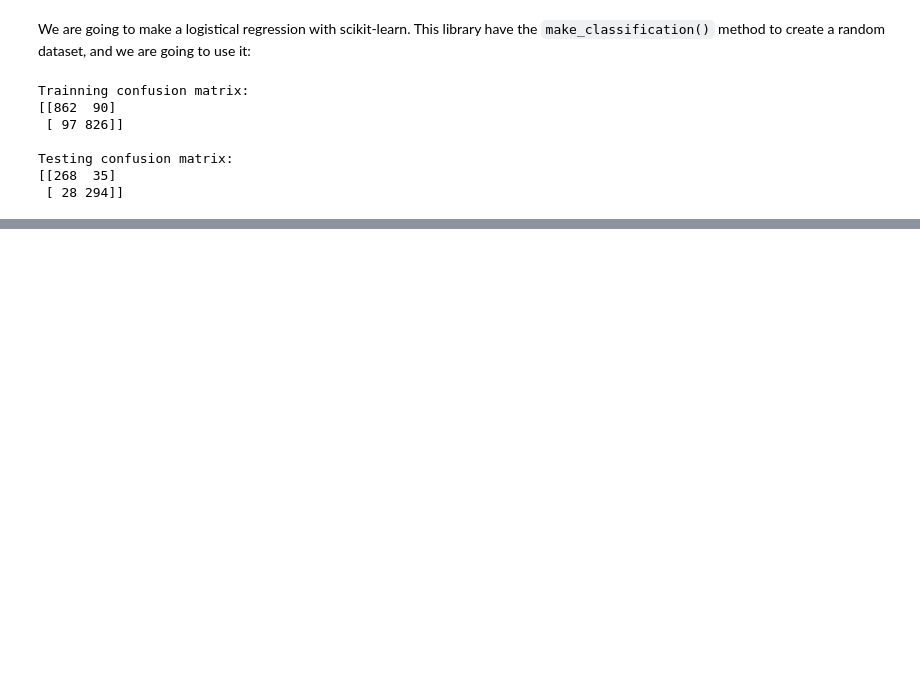
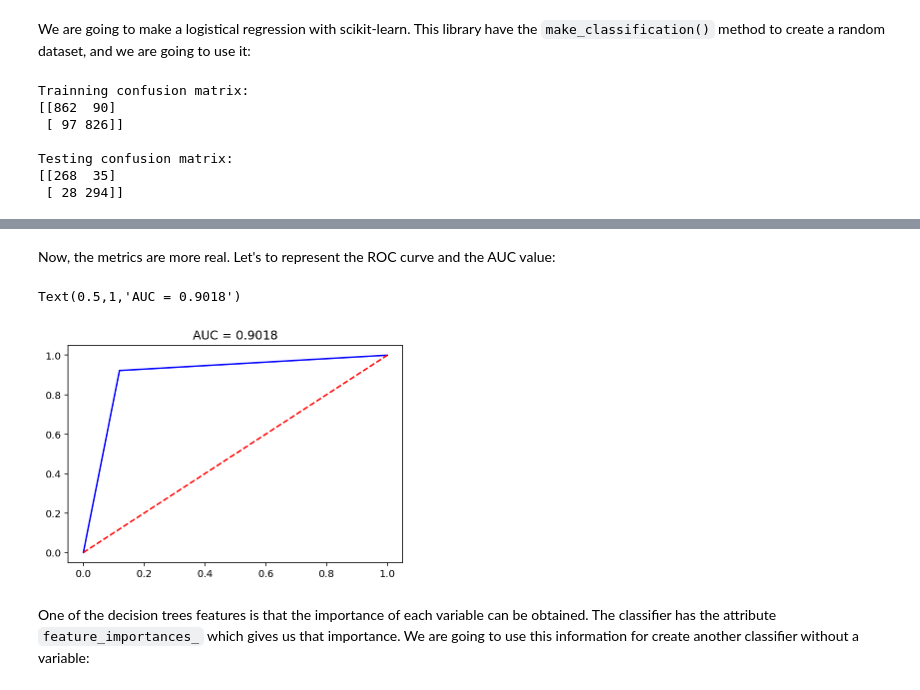
Before and after one commit to jmssalas/master-bigdata-businessanalytics, a Jupyter notebook: 03-applied machine learning/02-supervised-learning/02-classification.ipynb, the cells around one changed output, grey strips where cells are left out. Cells and saved outputs as stored; diff of their text form; code cells hidden in the pictures; blank space fills up the shorter version.

```diff
--- a/03-applied machine learning/02-supervised-learning/02-classification.ipynb
+++ b/03-applied machine learning/02-supervised-learning/02-classification.ipynb
@@ -72,0 +192,20 @@ Both matrix have the similar results, so we can say that there is not overfittin
+# %%
+# Create the model
+dt_classifier = DecisionTreeClassifier(criterion = 'entropy', # We use Entropy criterion for divide classes
+                                        max_depth = 4, # Max depth of the tree
+                                        random_state = 1)
+
+# Fit the model, make the predition and print the metrics
+dt_classifier.fit(x_train, y_train)
+y_train_pred = dt_classifier.predict(x_train)
+y_test_pred = dt_classifier.predict(x_test)
+
+print('Trainning metrics:')
+print(' Accuracy: ', accuracy_score(y_train, y_train_pred))
+print(' Precision: ', precision_score(y_train, y_train_pred))
+print(' Recall: ', recall_score(y_train, y_train_pred))
+
+print('\nTesting metrics:')
+print(' Accuracy: ', accuracy_score(y_test, y_test_pred))
+print(' Precision: ', precision_score(y_test, y_test_pred))
+print(' Recall: ', recall_score(y_test, y_test_pred))
@@ -72,0 +222,18 @@ Both matrix have the similar results, so we can say that there is not overfittin
+# %% [markdown]
+Now, the metrics are more real. Let's to represent the ROC curve and the AUC value:
+# %%
+# Get the ROC curve
+false_positive_rate, recall, thresholds = roc_curve(y_test, y_test_pred)
+
+# Get the AUC value
+auc_value = auc(false_positive_rate, recall)
+
+# Plot the ROC curve and AUC value
+plot(false_positive_rate, recall, 'b')
+plot([0,1], [0,1], 'r--')
+title('AUC = %0.4f' % auc_value)
+# %% [output]
+Text(0.5,1,'AUC = 0.9018')
+[figure, added]
+# %% [markdown]
+One of the decision trees features is that the importance of each variable can be obtained. The classifier has the attribute `feature_importances_` which gives us that importance. We are going to use this information for create another classifier without a variable:
```
Also changed, not shown: parts of 35 cells of this notebook, 2 other files.
